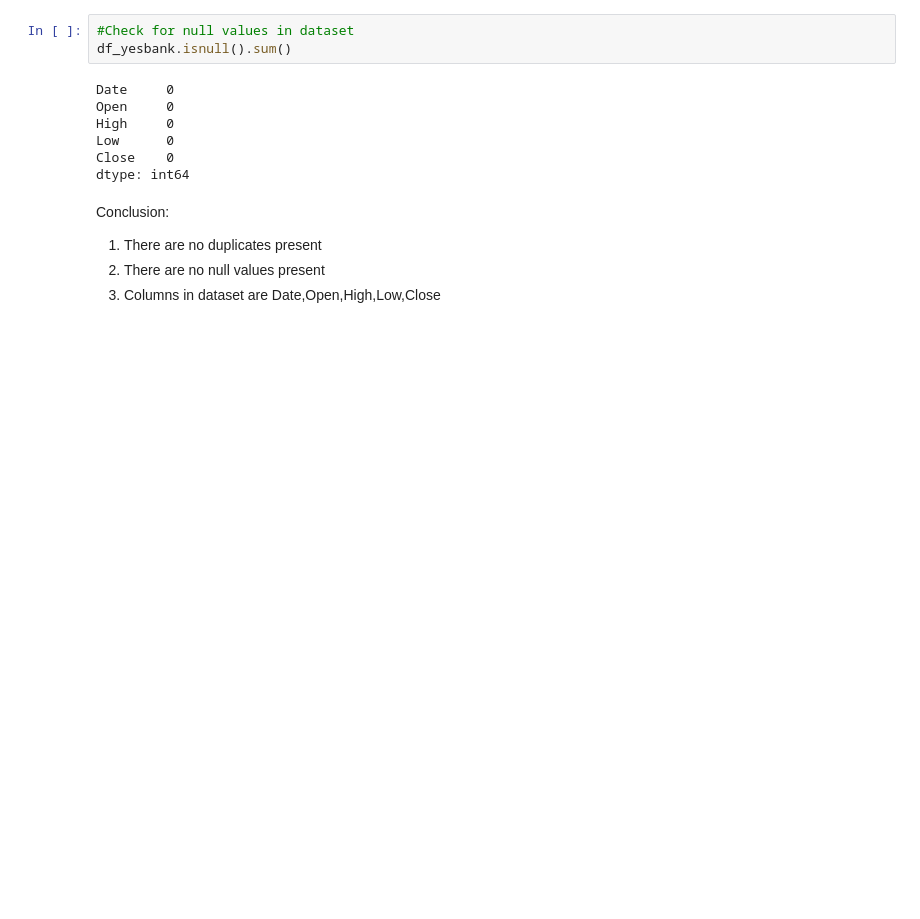
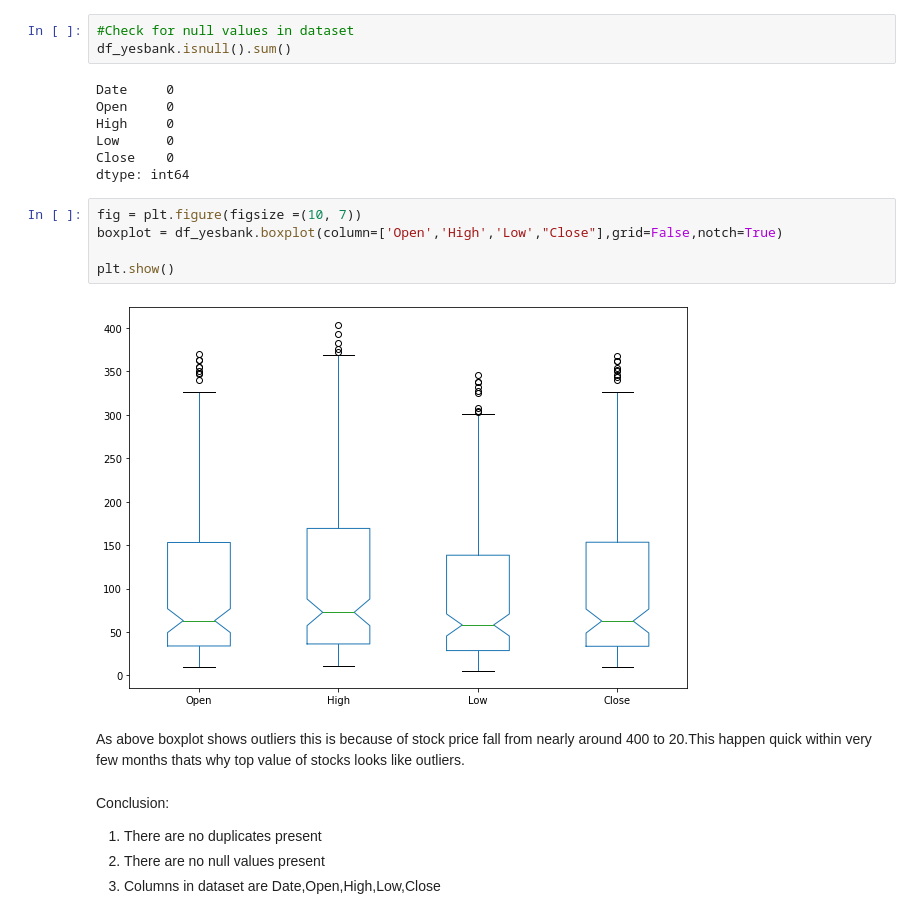
Before and after one commit to Mahima2208/YesBank_Stock_Closing_Price_Prediction, a Jupyter notebook: Yes_Bank.ipynb, the cells around one changed output. Cells and saved outputs as stored; diff of their text form; blank space fills up the shorter version.

```diff
--- a/Yes_Bank.ipynb
+++ b/Yes_Bank.ipynb
@@ -166,6 +166,15 @@ High     0
 Low      0
 Close    0
 dtype: int64
+# %%
+fig = plt.figure(figsize =(10, 7))
+boxplot = df_yesbank.boxplot(column=['Open','High','Low',"Close"],grid=False,notch=True)
+
+plt.show()
+# %% [output]
+[figure, added]
+# %% [markdown]
+As above boxplot shows outliers this is because of stock price fall from nearly around 400 to 20.This happen  quick within very few months thats why top value of stocks looks like outliers.
 # %% [markdown]
 
 Conclusion:
```
Also changed, not shown: parts of 22 cells of this notebook.
